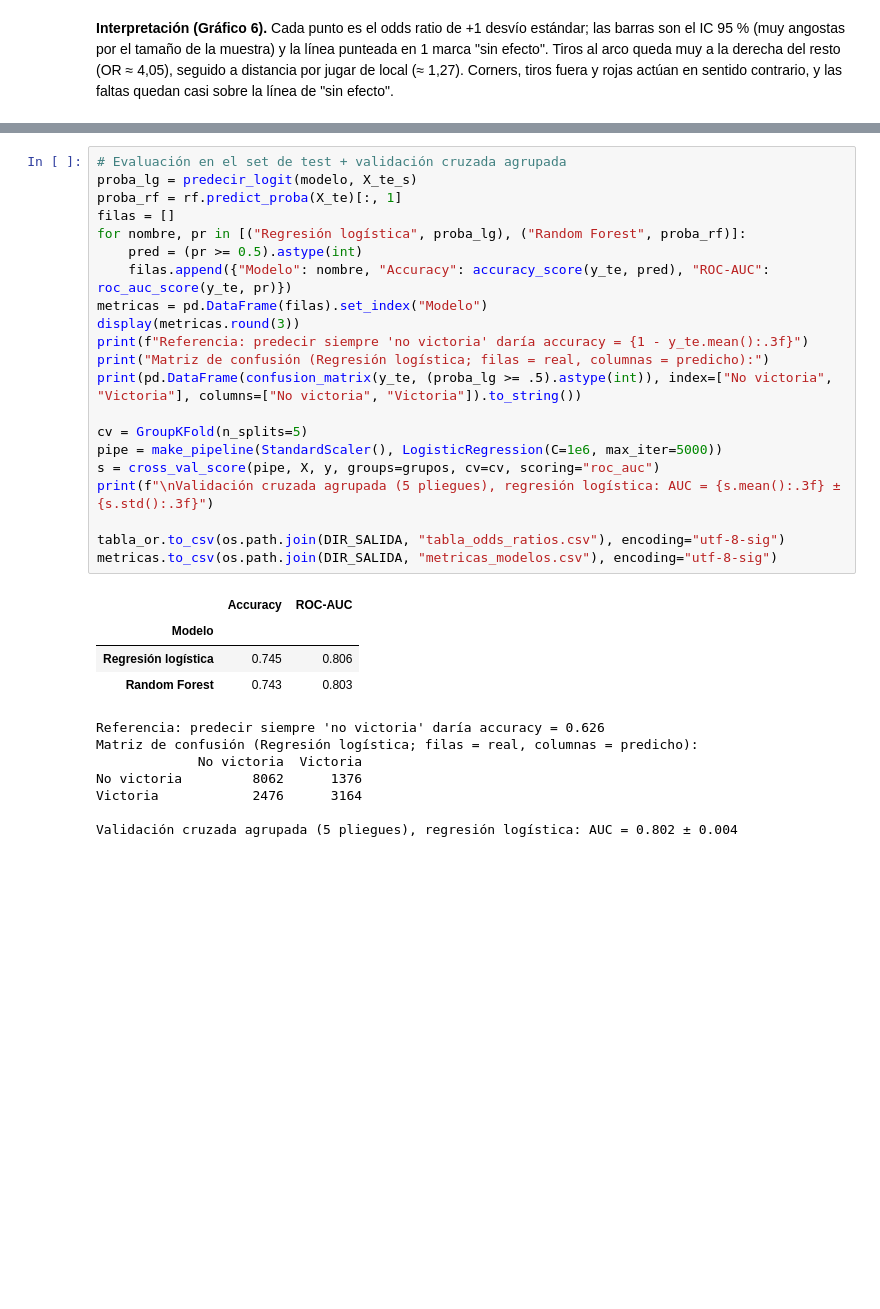
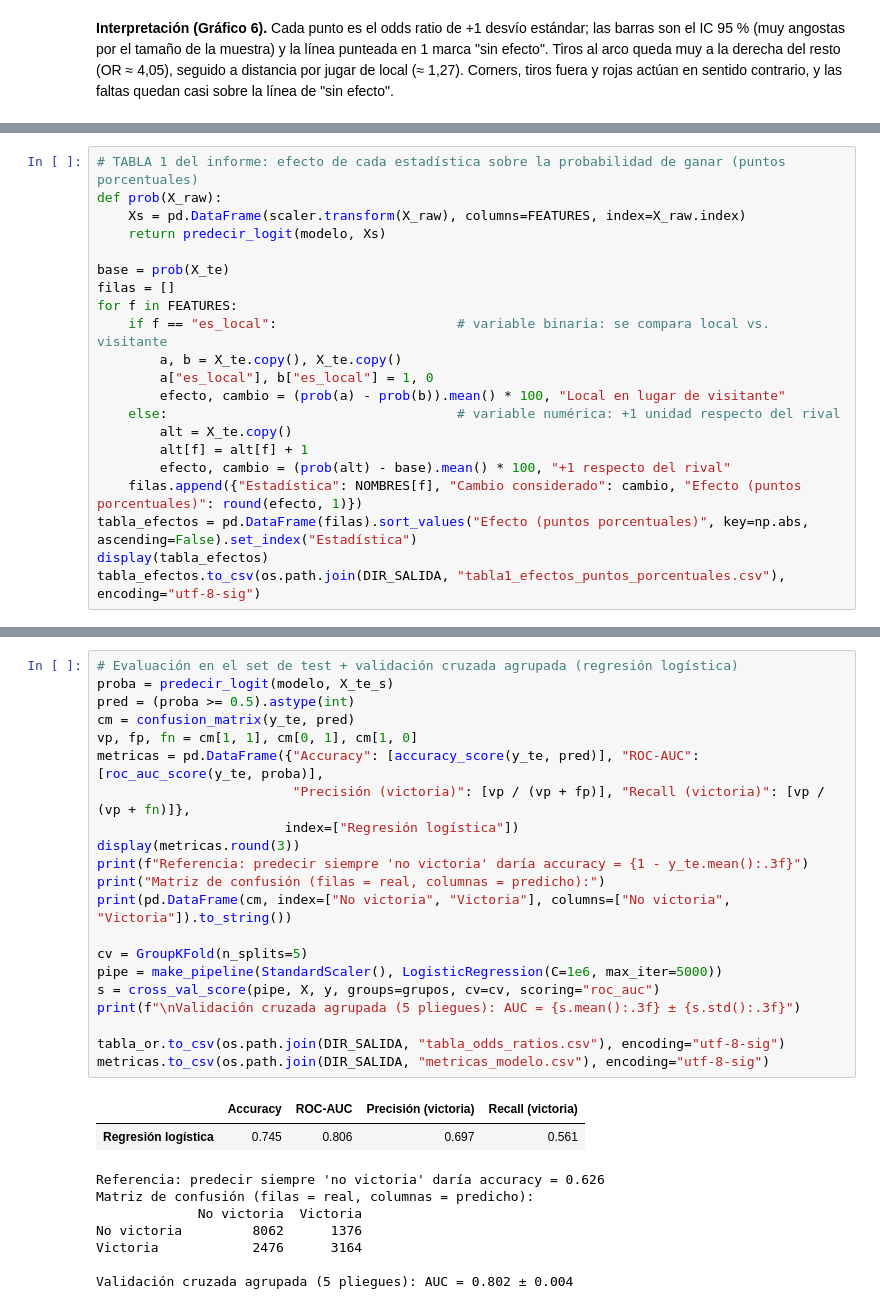
Before and after one commit to Santicir/Trabajo-practico-grupal, a Jupyter notebook: analisis_futbol.ipynb, the cells around one changed output, grey strips where cells are left out. Cells and saved outputs as stored; diff of their text form; blank space fills up the shorter version.

```diff
--- a/analisis_futbol.ipynb
+++ b/analisis_futbol.ipynb
@@ -604,0 +600,21 @@ display(imp.sort_values("media", ascending=False).rename(index=NOMBRES).round(4)
+# %%
+# TABLA 1 del informe: efecto de cada estadística sobre la probabilidad de ganar (puntos porcentuales)
+def prob(X_raw):
+    Xs = pd.DataFrame(scaler.transform(X_raw), columns=FEATURES, index=X_raw.index)
+    return predecir_logit(modelo, Xs)
+
+base = prob(X_te)
+filas = []
+for f in FEATURES:
+    if f == "es_local":                       # variable binaria: se compara local vs. visitante
+        a, b = X_te.copy(), X_te.copy()
+        a["es_local"], b["es_local"] = 1, 0
+        efecto, cambio = (prob(a) - prob(b)).mean() * 100, "Local en lugar de visitante"
+    else:                                     # variable numérica: +1 unidad respecto del rival
+        alt = X_te.copy()
+        alt[f] = alt[f] + 1
+        efecto, cambio = (prob(alt) - base).mean() * 100, "+1 respecto del rival"
+    filas.append({"Estadística": NOMBRES[f], "Cambio considerado": cambio, "Efecto (puntos porcentuales)": round(efecto, 1)})
+tabla_efectos = pd.DataFrame(filas).sort_values("Efecto (puntos porcentuales)", key=np.abs, ascending=False).set_index("Estadística")
+display(tabla_efectos)
+tabla_efectos.to_csv(os.path.join(DIR_SALIDA, "tabla1_efectos_puntos_porcentuales.csv"), encoding="utf-8-sig")
@@ -605,34 +633,32 @@ display(imp.sort_values("media", ascending=False).rename(index=NOMBRES).round(4)
 # %%
-# Evaluación en el set de test + validación cruzada agrupada
-proba_lg = predecir_logit(modelo, X_te_s)
-proba_rf = rf.predict_proba(X_te)[:, 1]
-filas = []
-for nombre, pr in [("Regresión logística", proba_lg), ("Random Forest", proba_rf)]:
-    pred = (pr >= 0.5).astype(int)
-    filas.append({"Modelo": nombre, "Accuracy": accuracy_score(y_te, pred), "ROC-AUC": roc_auc_score(y_te, pr)})
-metricas = pd.DataFrame(filas).set_index("Modelo")
+# Evaluación en el set de test + validación cruzada agrupada (regresión logística)
+proba = predecir_logit(modelo, X_te_s)
+pred = (proba >= 0.5).astype(int)
+cm = confusion_matrix(y_te, pred)
+vp, fp, fn = cm[1, 1], cm[0, 1], cm[1, 0]
+metricas = pd.DataFrame({"Accuracy": [accuracy_score(y_te, pred)], "ROC-AUC": [roc_auc_score(y_te, proba)],
+                         "Precisión (victoria)": [vp / (vp + fp)], "Recall (victoria)": [vp / (vp + fn)]},
+                        index=["Regresión logística"])
 display(metricas.round(3))
 print(f"Referencia: predecir siempre 'no victoria' daría accuracy = {1 - y_te.mean():.3f}")
-print("Matriz de confusión (Regresión logística; filas = real, columnas = predicho):")
-print(pd.DataFrame(confusion_matrix(y_te, (proba_lg >= .5).astype(int)), index=["No victoria", "Victoria"], columns=["No victoria", "Victoria"]).to_string())
+print("Matriz de confusión (filas = real, columnas = predicho):")
+print(pd.DataFrame(cm, index=["No victoria", "Victoria"], columns=["No victoria", "Victoria"]).to_string())
 
 cv = GroupKFold(n_splits=5)
 pipe = make_pipeline(StandardScaler(), LogisticRegression(C=1e6, max_iter=5000))
 s = cross_val_score(pipe, X, y, groups=grupos, cv=cv, scoring="roc_auc")
-print(f"\nValidación cruzada agrupada (5 pliegues), regresión logística: AUC = {s.mean():.3f} ± {s.std():.3f}")
+print(f"\nValidación cruzada agrupada (5 pliegues): AUC = {s.mean():.3f} ± {s.std():.3f}")
 
 tabla_or.to_csv(os.path.join(DIR_SALIDA, "tabla_odds_ratios.csv"), encoding="utf-8-sig")
-metricas.to_csv(os.path.join(DIR_SALIDA, "metricas_modelos.csv"), encoding="utf-8-sig")
+metricas.to_csv(os.path.join(DIR_SALIDA, "metricas_modelo.csv"), encoding="utf-8-sig")
 # %% [output]
-|  | Accuracy | ROC-AUC |
-| Modelo |  |  |
-| Regresión logística | 0.745 | 0.806 |
-| Random Forest | 0.743 | 0.803 |
+|  | Accuracy | ROC-AUC | Precisión (victoria) | Recall (victoria) |
+| Regresión logística | 0.745 | 0.806 | 0.697 | 0.561 |
 Referencia: predecir siempre 'no victoria' daría accuracy = 0.626
-Matriz de confusión (Regresión logística; filas = real, columnas = predicho):
+Matriz de confusión (filas = real, columnas = predicho):
              No victoria  Victoria
 No victoria         8062      1376
 Victoria            2476      3164
 
-Validación cruzada agrupada (5 pliegues), regresión logística: AUC = 0.802 ± 0.004
+Validación cruzada agrupada (5 pliegues): AUC = 0.802 ± 0.004
 # %% [markdown]
```
Also changed, not shown: parts of 12 cells of this notebook.
